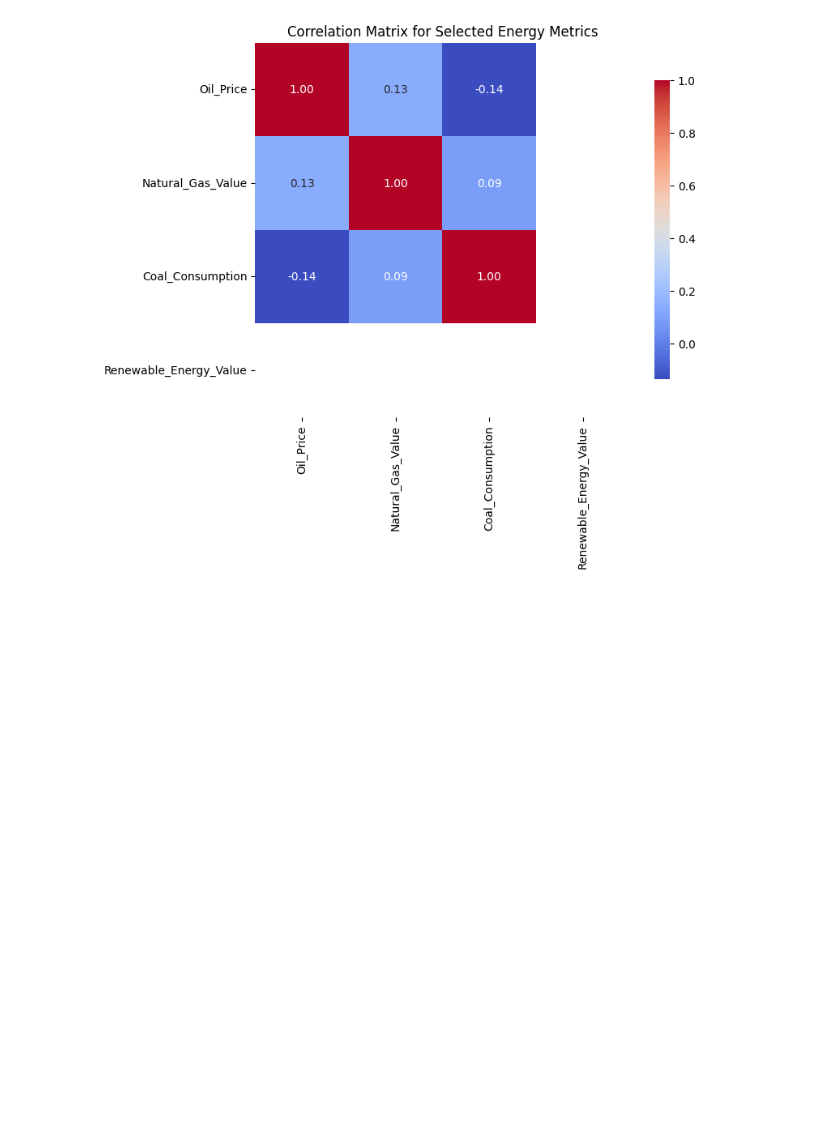
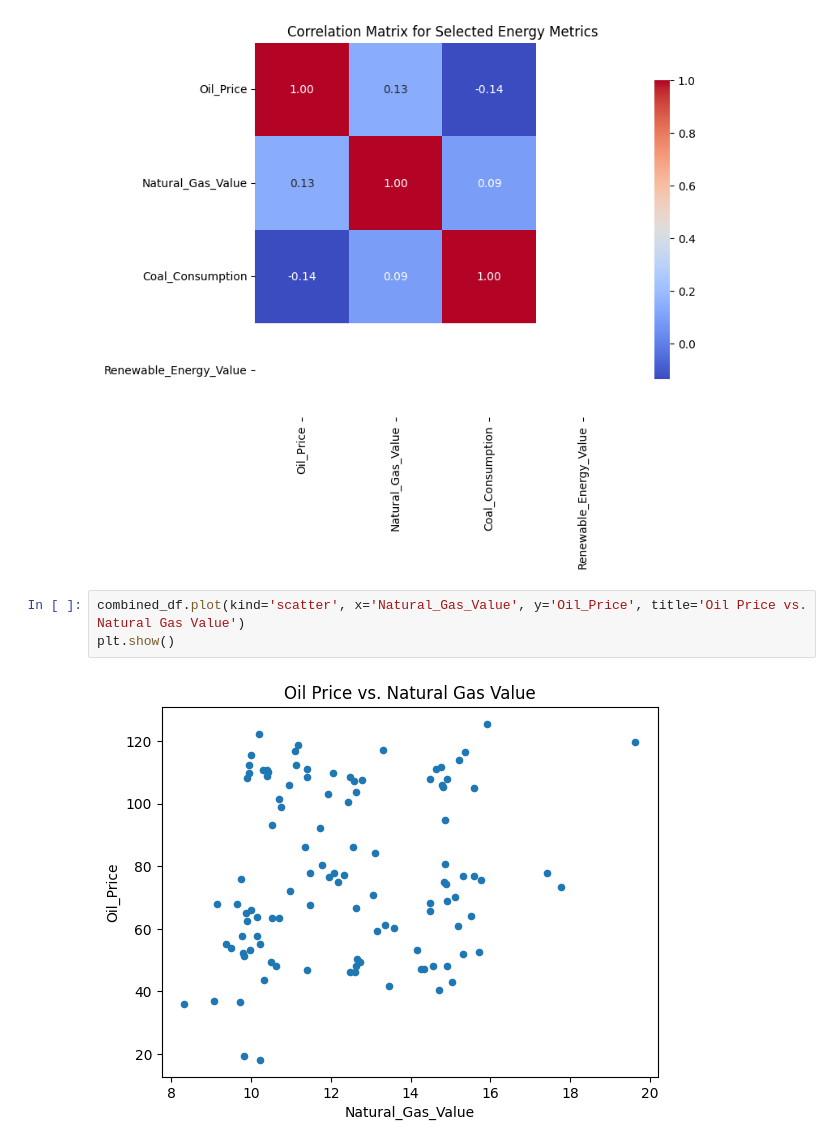
Before and after one commit to hanaDemma/Change_point_analysis_and_statistical_modelling-, a Jupyter notebook: notebooks/change_point_analysis.ipynb, the cells around one changed output. Saved outputs shown, nothing was run; the diff lists cells and outputs as text; blank space fills up the shorter version.

Commit message:
oil price vs natural gas value

```diff
--- a/notebooks/change_point_analysis.ipynb
+++ b/notebooks/change_point_analysis.ipynb
@@ -996,3 +996,8 @@ plt.title('Correlation Matrix for Selected Energy Metrics')
 plt.show()
 # %% [output]
 [figure]
+# %%
+combined_df.plot(kind='scatter', x='Natural_Gas_Value', y='Oil_Price', title='Oil Price vs. Natural Gas Value')
+plt.show()
+# %% [output]
+[figure, added]
```
